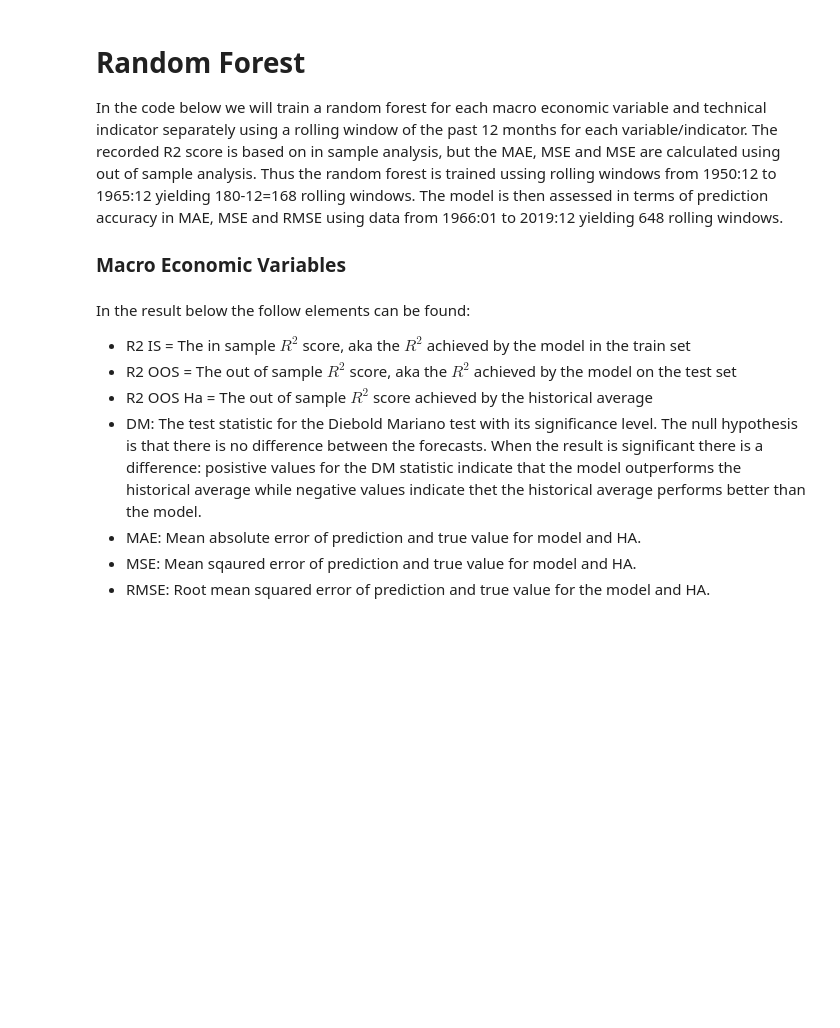
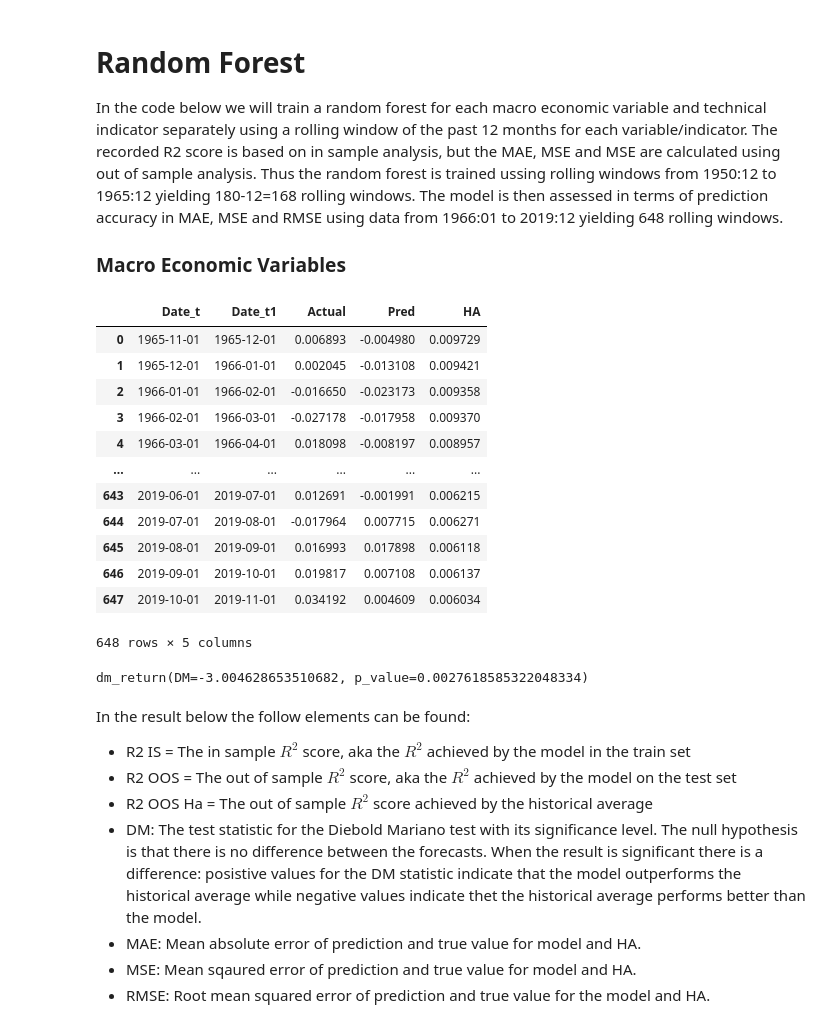
Before and after one commit to lex-koelewijn/Thesis_Asset_Price_Forecasting, a Jupyter notebook: RandomForest.ipynb, the cells around one changed output. Cells and saved outputs as stored; diff of their text form; code cells hidden in the pictures; blank space fills up the shorter version.

Commit message:
Overhaul of rolling window and model estimation setup
Still need to implement R2 and remove the old implementation.

```diff
--- a/RandomForest.ipynb
+++ b/RandomForest.ipynb
@@ -66,6 +70,64 @@ ta = ta.loc[(ta.index >= '1950-12-01')]
 # Random Forest
 In the code below we will train a random forest for each macro economic variable and technical indicator separately using a rolling window of the past 12 months for each variable/indicator. The recorded R2 score is based on in sample analysis, but the MAE, MSE and MSE are calculated using out of sample analysis. Thus the random forest is trained ussing rolling windows from 1950:12 to 1965:12 yielding 180-12=168 rolling windows. The model is then assessed in terms of prediction accuracy in MAE, MSE and RMSE using data from 1966:01 to 2019:12 yielding 648 rolling windows.
 ### Macro Economic Variables
+# %%
+window_size = 180
+# %%
+#Shift y variable by 1 month to the future and remove the last observation of the independent variables. Now X and y line up such that each row in X is at time t
+# and each row in y with the same index is t+1.
+y_mev = ep.shift(periods=-1)[:ep.shape[0]-1].reset_index(drop=True)['Log equity premium'].astype('float64')
+X_mev = mev.iloc[:mev.shape[0]-1]
+# %%
+results_mev = pd.DataFrame(columns=['Date_t', 'Date_t1', 'Actual', 'Pred', 'HA'])
+
+for i in tqdm(range(0, X_mev.shape[0]-window_size)):
+    #Slice the 180 month rolling window to train the model
+    X = X_mev.iloc[i:(window_size + i):]
+    y = y_mev[i:(window_size + i):]
+
+    #Get the X datapoint at time t (the most recent one) and seperate from the training set.
+    X_t = X.tail(1)
+    y_t1 = y.tail(1)
+    X = X.iloc[:X.shape[0]-1]
+    y = y.iloc[:y.shape[0]-1]
+
+    #Train a random forest model on current slice of data
+    RF = RandomForestRegressor(n_estimators = 300, max_depth = 6, random_state = 42).fit(X, y)
+
+    #Make a 1 month OOS prediction of the current time point t.
+    y_pred = RF.predict(X_t)
+
+    #Calculate the historical average based on all returns in the current window
+    HA = y.mean()
+
+    results_mev = results_mev.append(pd.Series({
+        'Date_t': X_t.index.format()[0],
+        'Date_t1': ep.index[window_size+i],
+        'Actual': y_t1.values.astype('float64')[0],
+        'Pred': y_pred[0],
+        'HA': HA
+    }), ignore_index=True)
+# %%
+results_mev
+# %% [output]
+|  | Date_t | Date_t1 | Actual | Pred | HA |
+| 0 | 1965-11-01 | 1965-12-01 | 0.006893 | -0.004980 | 0.009729 |
+| 1 | 1965-12-01 | 1966-01-01 | 0.002045 | -0.013108 | 0.009421 |
+| 2 | 1966-01-01 | 1966-02-01 | -0.016650 | -0.023173 | 0.009358 |
+| 3 | 1966-02-01 | 1966-03-01 | -0.027178 | -0.017958 | 0.009370 |
+| 4 | 1966-03-01 | 1966-04-01 | 0.018098 | -0.008197 | 0.008957 |
+| ... | ... | ... | ... | ... | ... |
+| 643 | 2019-06-01 | 2019-07-01 | 0.012691 | -0.001991 | 0.006215 |
+| 644 | 2019-07-01 | 2019-08-01 | -0.017964 | 0.007715 | 0.006271 |
+| 645 | 2019-08-01 | 2019-09-01 | 0.016993 | 0.017898 | 0.006118 |
+| 646 | 2019-09-01 | 2019-10-01 | 0.019817 | 0.007108 | 0.006137 |
+| 647 | 2019-10-01 | 2019-11-01 | 0.034192 | 0.004609 | 0.006034 |
+648 rows × 5 columns
+# %%
+DM = dm_test(results_mev['Actual'].astype(float), results_mev['HA'].astype(float), results_mev['Pred'].astype(float))
+print(DM)
+# %% [output]
+dm_return(DM=-3.004628653510682, p_value=0.0027618585322048334)
 # %%
 #Shift equity premiumms such that they correspond to the 1 month out of sample corresponding to each window.
 y = ep.shift(periods=-12)[:ep.shape[0]-12].reset_index(drop=True)
```
Also changed, not shown: parts of 2 cells of this notebook, 1 other file.
